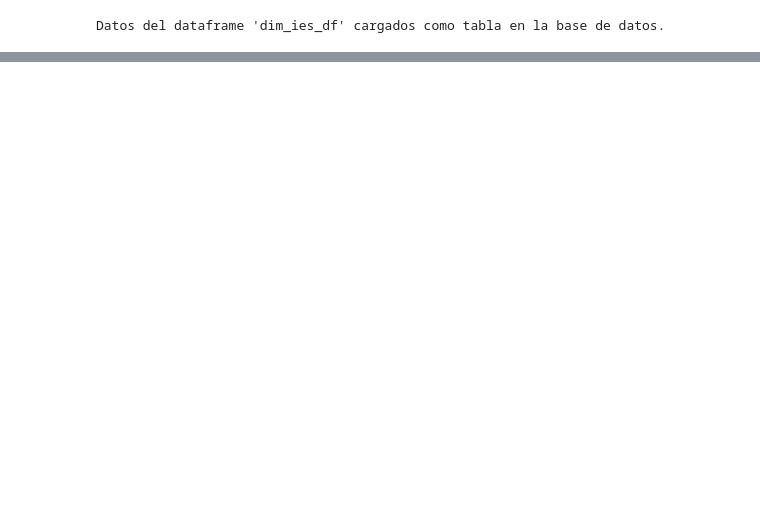
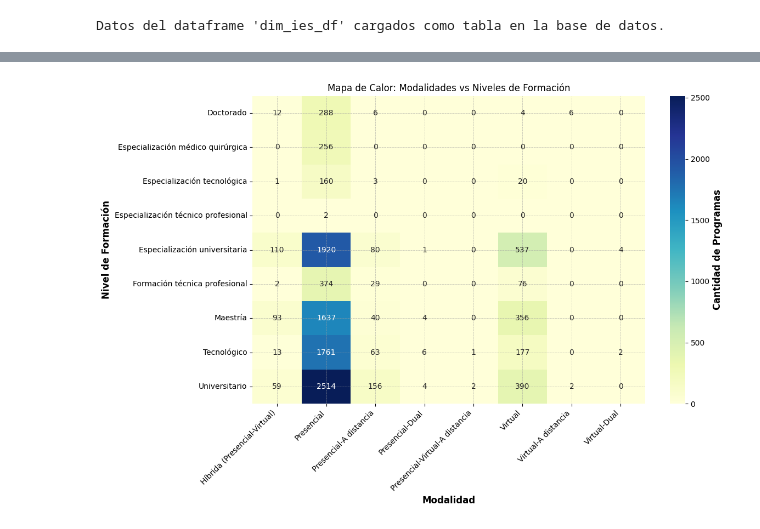
Before and after one commit to jennramos87/Proyecto_ETL, a Jupyter notebook: Porgrams.ipynb, the cells around one changed output, grey strips where cells are left out. Cells and saved outputs as stored; diff of their text form; code cells hidden in the pictures; blank space fills up the shorter version.

```diff
--- a/Porgrams.ipynb
+++ b/Porgrams.ipynb
@@ -199,3 +201,6 @@ df_programs_copy['PERIODICIDAD_ADMISIONES'] = df_programs_copy['PERIODICIDAD_ADM
 df_programs_copy['PERIODICIDAD'] = df_programs_copy['PERIODICIDAD_ADMISIONES'].astype('category')
 df_programs_copy['DEPARTAMENTO_OFERTA_PROGRAMA'] = df_programs_copy['DEPARTAMENTO_OFERTA_PROGRAMA'].astype('category')
 df_programs_copy['MUNICIPIO_OFERTA_PROGRAMA'] = df_programs_copy['MUNICIPIO_OFERTA_PROGRAMA'].astype('category')
+# %%
+#convierto dato de fecha
+df_programs_copy['FECHA_DE_REGISTRO_EN_SNIES'] = pd.to_datetime(df_programs_copy['FECHA_DE_REGISTRO_EN_SNIES'])
@@ -232,0 +305,6 @@ df_programs_copy.head()
+# %%
+df_programs_copy = df_programs_copy.dropna(subset=['RECONOCIMIENTO_DEL_MINISTERIO'])
+df_programs_copy.head()
+# Contar valores nulos por columna
+missing_values_active = df_programs_copy.isnull().sum()
+print(missing_values_active)
@@ -292,0 +510,29 @@ Datos del dataframe 'df_programs_copy' cargados como tabla 'facts_1st_course_enr
+# %%
+import seaborn as sns
+
+# Crear una tabla resumen para contar la cantidad de programas activos por nivel de formación y modalidad
+summary_table = df_filtered_from_2015.groupby(['NIVEL_DE_FORMACION', 'MODALIDAD']).size().reset_index(name='Cantidad_Programas')
+
+# Crear una tabla pivote para sumar la cantidad de programas activos
+heatmap_data = summary_table.pivot_table(
+    index='NIVEL_DE_FORMACION',
+    columns='MODALIDAD',
+    values='Cantidad_Programas',
+    aggfunc='sum'
+)
+
+# Crear el mapa de calor
+plt.figure(figsize=(12, 8))
+sns.heatmap(heatmap_data, annot=True, fmt="d", cmap="YlGnBu", cbar_kws={'label': 'Cantidad de Programas'})
+
+# Configurar etiquetas y título
+plt.title('Mapa de Calor: Modalidades vs Niveles de Formación')
+plt.xlabel('Modalidad')
+plt.ylabel('Nivel de Formación')
+plt.xticks(rotation=45, ha='right')
+plt.tight_layout()
+
+# Mostrar el mapa de calor
+plt.show()
+# %% [output]
+[figure, added]
```
Also changed, not shown: parts of 20 cells of this notebook, 2 other files.
